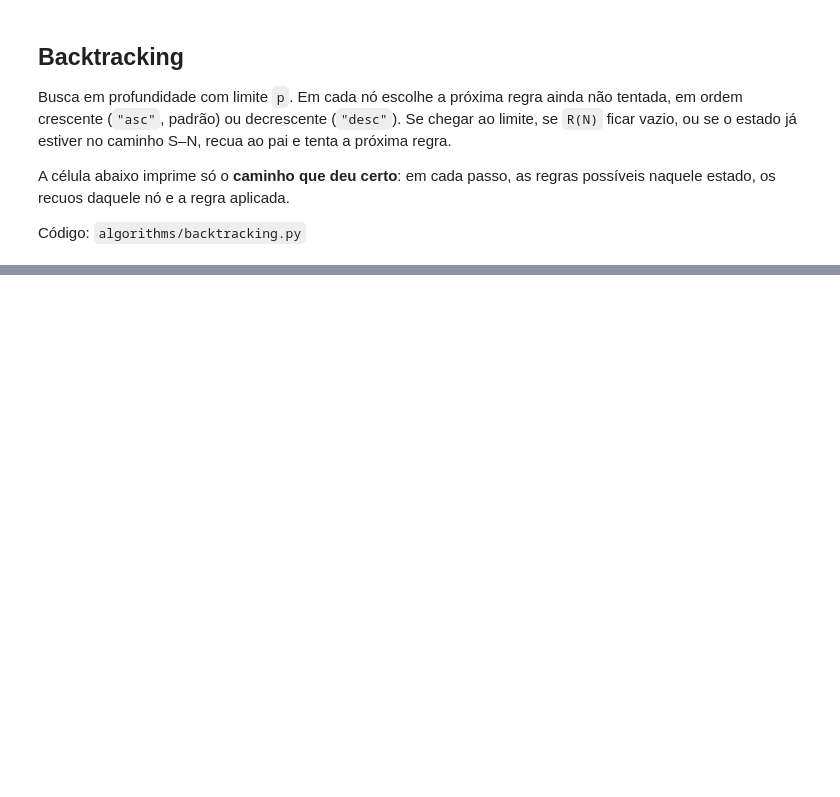
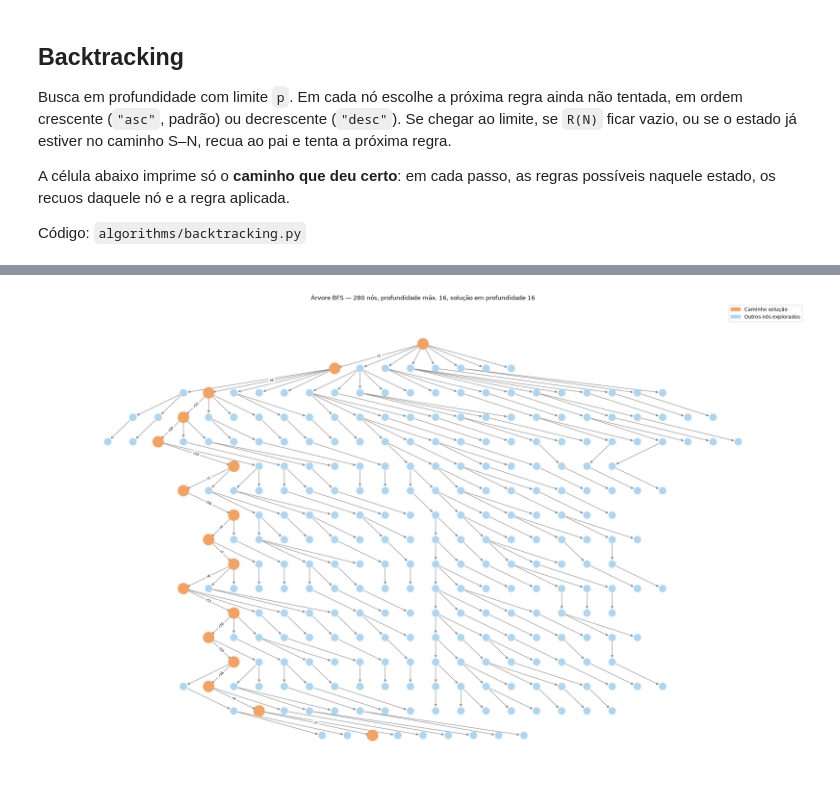
Before and after one commit to Luca-Panza/AI-Project-UFJF, a Jupyter notebook: main.ipynb, the cells around one changed output, grey strips where cells are left out. Cells and saved outputs as stored; diff of their text form; code cells hidden in the pictures; blank space fills up the shorter version.

```diff
--- a/main.ipynb
+++ b/main.ipynb
@@ -75,0 +82,17 @@ by -- bx
+# %%
+import importlib
+import bfs
+
+importlib.reload(bfs)
+
+ORDER = "asc"  # "asc"  → r1, r2, …, r16  |  "desc" → r16, r15, …, r1
+
+result = bfs.bfs(INITIAL_STATE, order=ORDER)
+if result is None:
+    print(f"Fracasso: abertos esvaziou sem encontrar solução (order = {ORDER!r}).")
+else:
+    path, applied, stats, parent = result
+    print(f"Sucesso! Solução ótima com {len(applied)} movimentos "
+          f"({stats['expanded']} nós expandidos, máx. de abertos = {stats['max_open']}, order = {ORDER!r}):")
+    print(" -> ".join(applied))
+    bfs.print_solution(path, applied, order=ORDER)
@@ -75,0 +117,4 @@ by -- bx
+# %%
+bfs.plot_tree(path, parent, order=ORDER)
+# %% [output]
+[figure, added]
```
Also changed, not shown: parts of 3 cells of this notebook, 4 other files.
